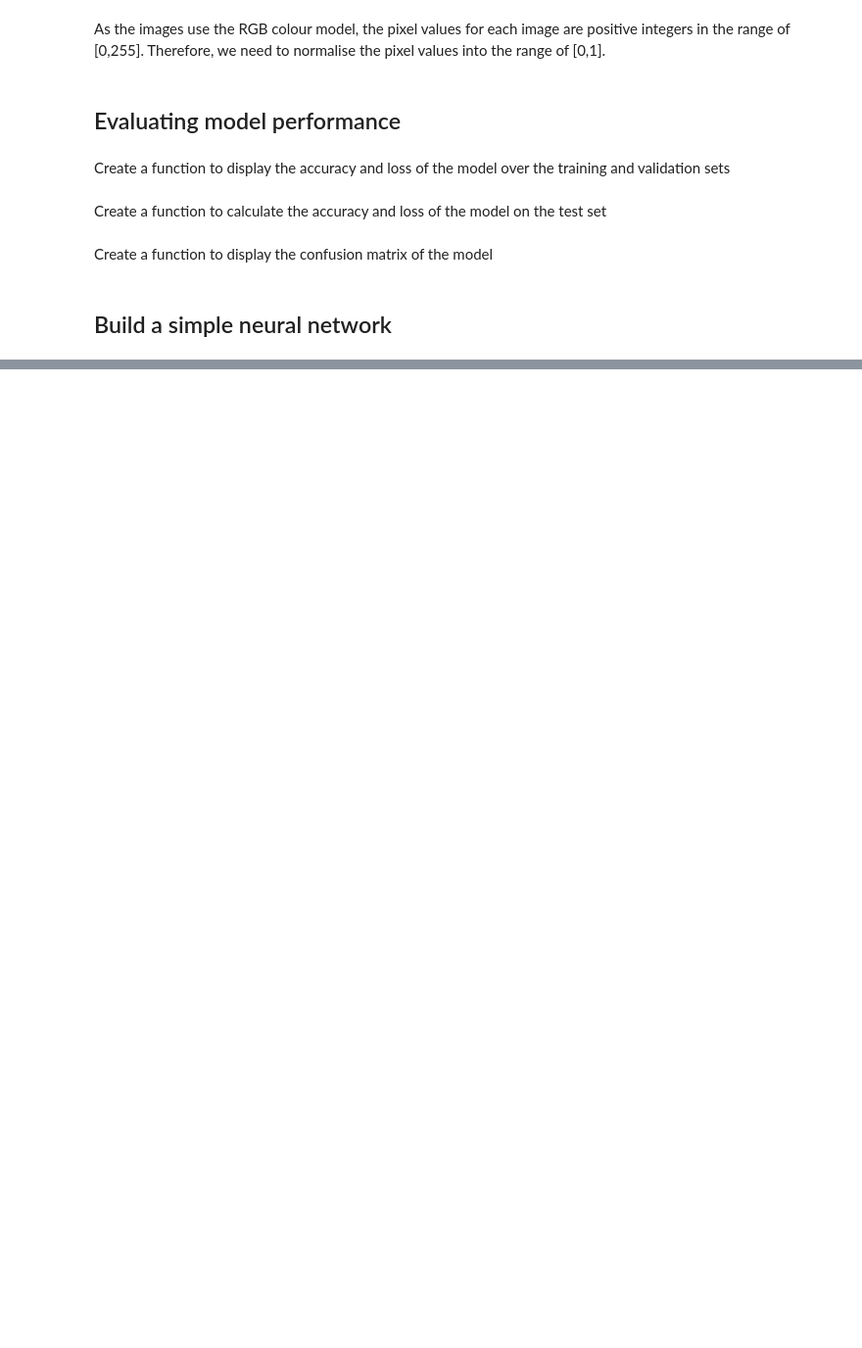
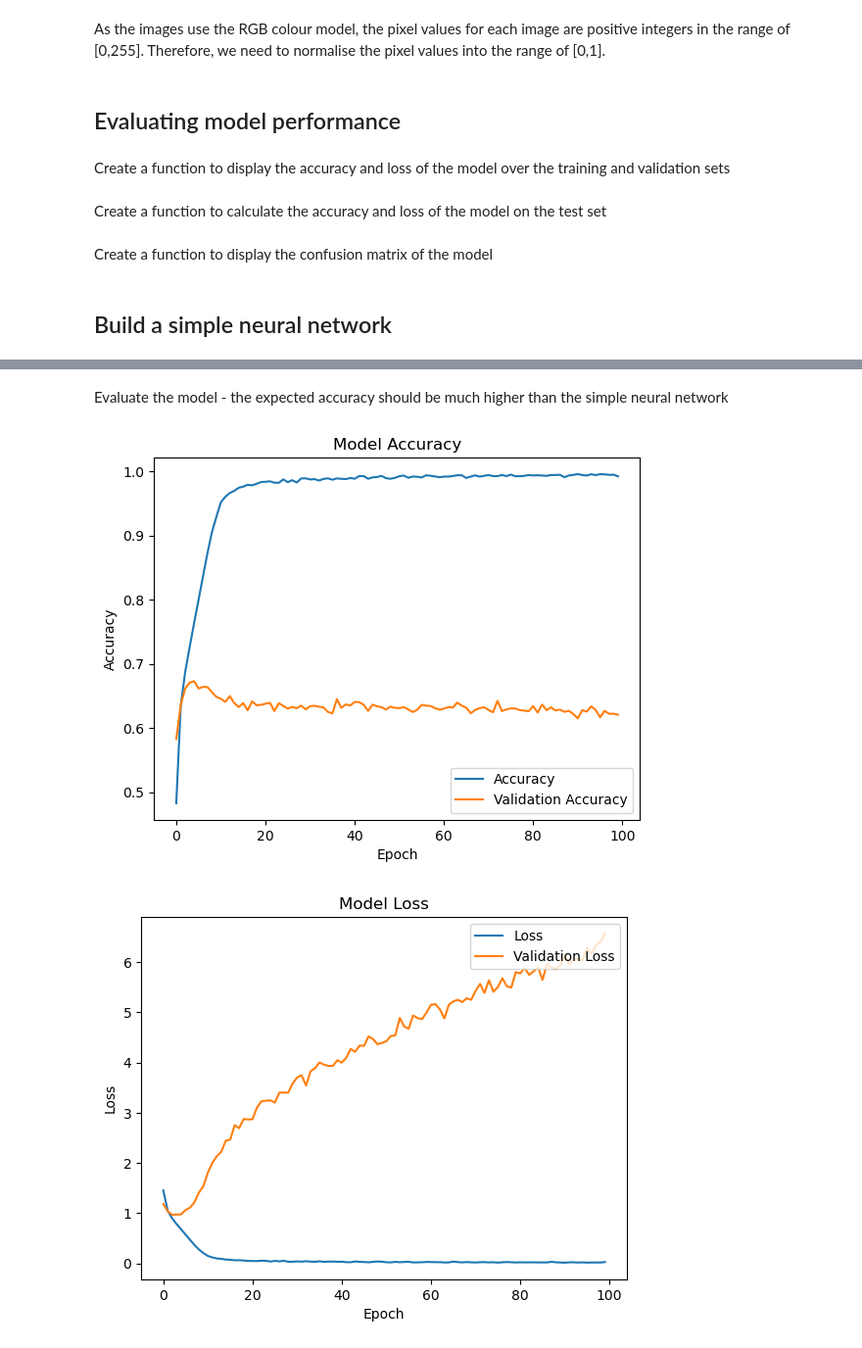
Before and after one commit to camwhite18/ml-model-comparison, a Jupyter notebook: cnn.ipynb, the cells around one changed output, grey strips where cells are left out. Shown: that part at 98% size. Saved outputs shown, nothing was run; the diff lists cells and outputs as text; code cells hidden in the pictures; blank space fills up the shorter version.

```diff
--- a/cnn.ipynb
+++ b/cnn.ipynb
@@ -159,0 +166,14 @@ confusion_matrix(model)
+# %%
+def vgg_model():
+    model = Sequential([
+        Conv2D(32, (3, 3), activation='relu', padding='same', input_shape=(32, 32, 3)),
+        Conv2D(32, (3, 3), activation='relu', padding='same'),
+        MaxPooling2D((2, 2)),
+        Flatten(),
+        Dense(128, activation='relu'),
+        Dense(10, activation='softmax')
+    ])
+    model.compile(optimizer='adam',
+              loss='sparse_categorical_crossentropy',
+              metrics=['accuracy'])
+    return model
@@ -159,0 +182,3 @@ confusion_matrix(model)
+# %%
+vgg_model = vgg_model()
+history = vgg_model.fit(x_train, y_train, batch_size=64, epochs=100, validation_data=(x_test, y_test))
@@ -159,0 +203,9 @@ confusion_matrix(model)
+# %% [markdown]
+Evaluate the model - the expected accuracy should be much higher than the simple neural network
+# %%
+evaluate_model(history)
+test_model(vgg_model)
+confusion_matrix(vgg_model)
+# %% [output]
+[figure, added]
+[figure, added]
```
Also changed, not shown: parts of 21 cells of this notebook.
